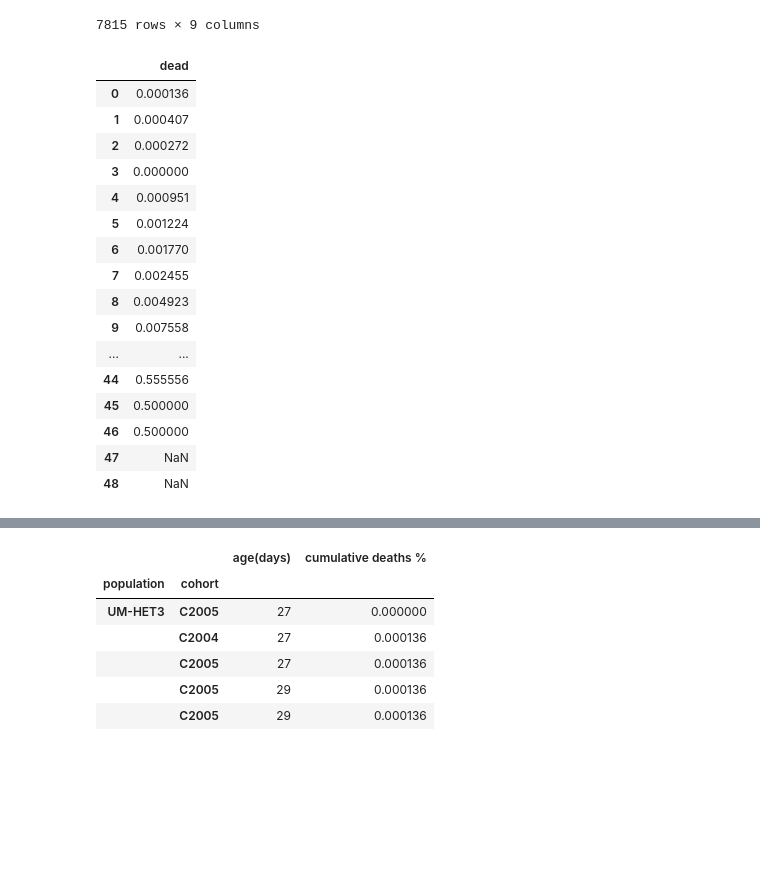
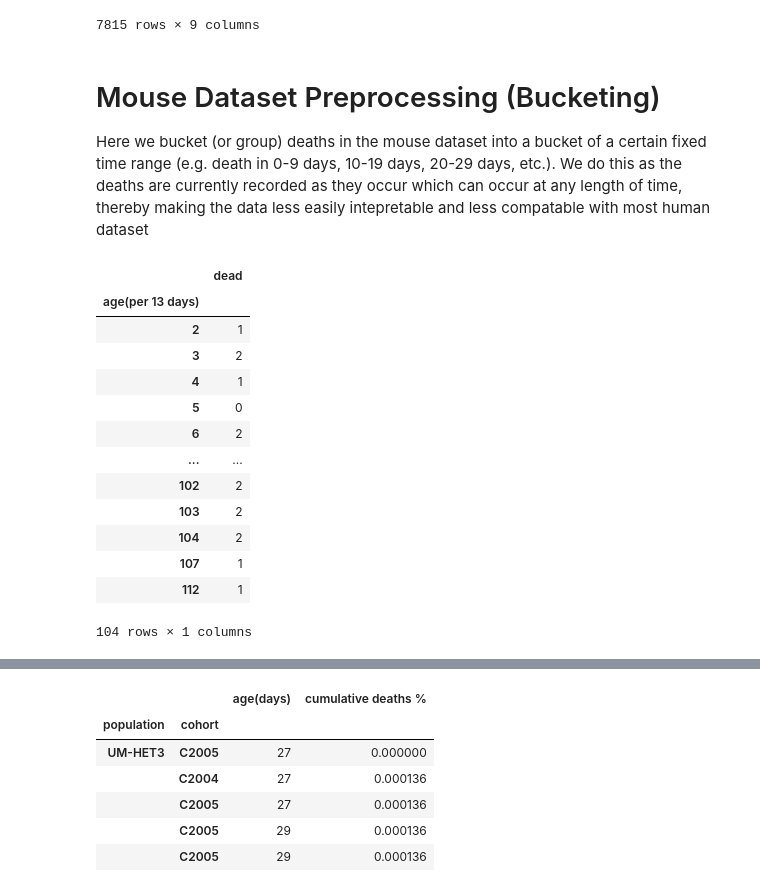
Before and after one commit to shs2017/Data-Literacy, a Jupyter notebook: Lifespans_ITP1.ipynb, the cells around one changed output, grey strips where cells are left out. Drawn from its saved outputs; the diff is of its cells as text; code cells hidden in the pictures; blank space fills up the shorter version.

```diff
--- a/Lifespans_ITP1.ipynb
+++ b/Lifespans_ITP1.ipynb
@@ -22,11 +24,20 @@ RUNNING_MORALITY_PERCENTAGE_COLUMN = 'cumulative deaths %'
 PROBABILITY_OF_DEATH_PER_PERIOD_COLUMN = 'p(death per time period)'
 AGE_IN_DAYS_COLUMN = 'age(days)'
 
+# Human dataset columns
+HUMAN_AGE_IN_YEARS_COLUMN = 'Age'
+HUMAN_DEATHS_PER_YEAR_COLUMN = 'Total'
+
 # Constants for column values
 CONTROL_GROUP_KEY = 'Control'
 
-# Constant parameters
-time_period_in_days = 30
+# time periods to bin mice by
+# 13 was chosen because it is the fixed
+# time period that made the data closest to having
+# sqrt(dataset size) bins
+mouse_bin_period_in_days = 13
+
+days_per_years = 365
 # %%
 df = pd.read_csv(
     "Lifespans_ITP1.csv",
@@ -72,60 +83,39 @@ control_group
 |  | C2015 | TJL | f | JL12242 | Control | 0 | NaN | dead | 1 | ... |
 |  | C2011 | UM | f | UM38745 | Control | 0 | NaN | dead | 1 | ... |
 7815 rows × 9 columns
+# %% [markdown]
+# Mouse Dataset Preprocessing (Bucketing)
+Here we bucket (or group) deaths in the mouse dataset into a bucket of a certain fixed time range (e.g. death in 0-9 days, 10-19 days, 20-29 days, etc.). We do this as the deaths are currently recorded as they occur which can occur at any length of time, thereby making the data less easily intepretable and less compatable with most human dataset
 # %%
 def group_same_ages(data) -> pd.DataFrame:
     return data.groupby(AGE_IN_DAYS_COLUMN).sum()
 
-def group_ages(data: pd.DataFrame, time_period_in_days: int) -> pd.DataFrame:
+def group_ages(data: pd.DataFrame, bin_period_in_days: int) -> pd.DataFrame:
     data = data[[DEATH_COLUMN, AGE_IN_DAYS_COLUMN]]
 
     data = group_same_ages(data)
 
-    group_days_by_time_period = lambda x: (x // time_period_in_days)
+    group_days_by_time_period = lambda x: (x // bin_period_in_days)
     groupped_data_by_time_period = data.groupby(group_days_by_time_period).sum()
 
-    index_name = f'age({time_period_in_days} days)'
+    index_name = f'age(per {bin_period_in_days} days)'
     groupped_data_by_time_period.index.name = index_name
     return groupped_data_by_time_period
 
-def calculate_running_alive_counts(data: pd.DataFrame) -> pd.DataFrame:
-    total = calculate_total(data)
-    running_alive = total - data.cumsum()
-
-    # Start dataset with all alive and drop the last column to maintain same
-    # shape as before
-    running_alive.index += 1
-    running_alive = pd.concat([pd.DataFrame([total]), running_alive])[:-1]
-
-    return running_alive
-
-def calculate_total(data: pd.DataFrame) -> pd.DataFrame:
-    return data.sum()
-
-def compute_chance_of_death_per_time_period(dead_counts: pd.DataFrame,
-                                            running_alive_counts: pd.DataFrame) -> pd.DataFrame:
-    return dead_counts / (running_alive_counts + 1e-9)
-
-dead_counts = group_ages(control_group, time_period_in_days)
-running_alive_counts = calculate_running_alive_counts(dead_counts)
-chance_of_death_per_time_period = compute_chance_of_death_per_time_period(dead_counts, running_alive_counts)
-
-chance_of_death_per_time_period
+dead_counts = group_ages(control_group, mouse_bin_period_in_days)
+dead_counts
 # %% [output]
 |  | dead |
-| 0 | 0.000136 |
-| 1 | 0.000407 |
-| 2 | 0.000272 |
-| 3 | 0.000000 |
-| 4 | 0.000951 |
-| 5 | 0.001224 |
-| 6 | 0.001770 |
-| 7 | 0.002455 |
-| 8 | 0.004923 |
-| 9 | 0.007558 |
+| age(per 13 days) |  |
+| 2 | 1 |
+| 3 | 2 |
+| 4 | 1 |
+| 5 | 0 |
+| 6 | 2 |
 | ... | ... |
-| 44 | 0.555556 |
-| 45 | 0.500000 |
-| 46 | 0.500000 |
-| 47 | NaN |
-| 48 | NaN |
+| 102 | 2 |
+| 103 | 2 |
+| 104 | 2 |
+| 107 | 1 |
+| 112 | 1 |
+104 rows × 1 columns
```
Also changed, not shown: parts of 19 cells of this notebook.
